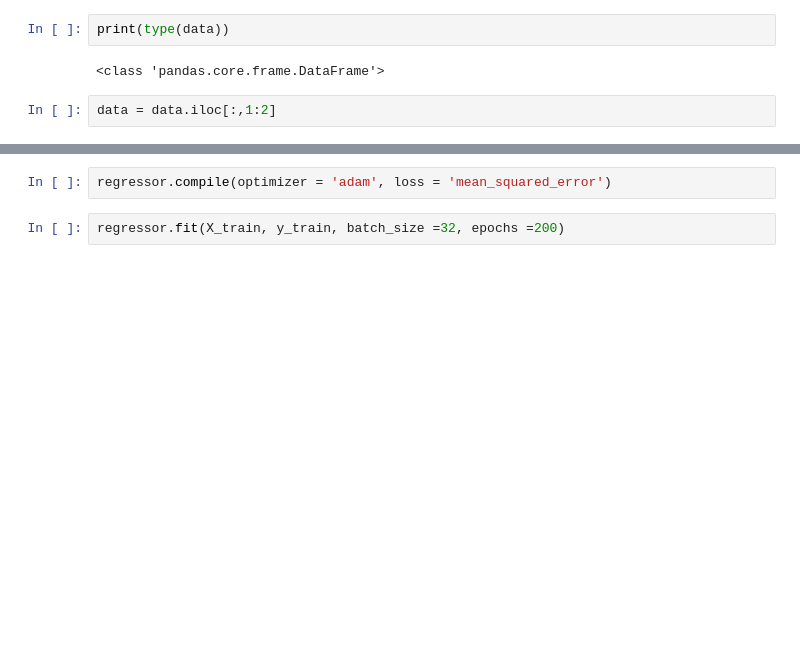
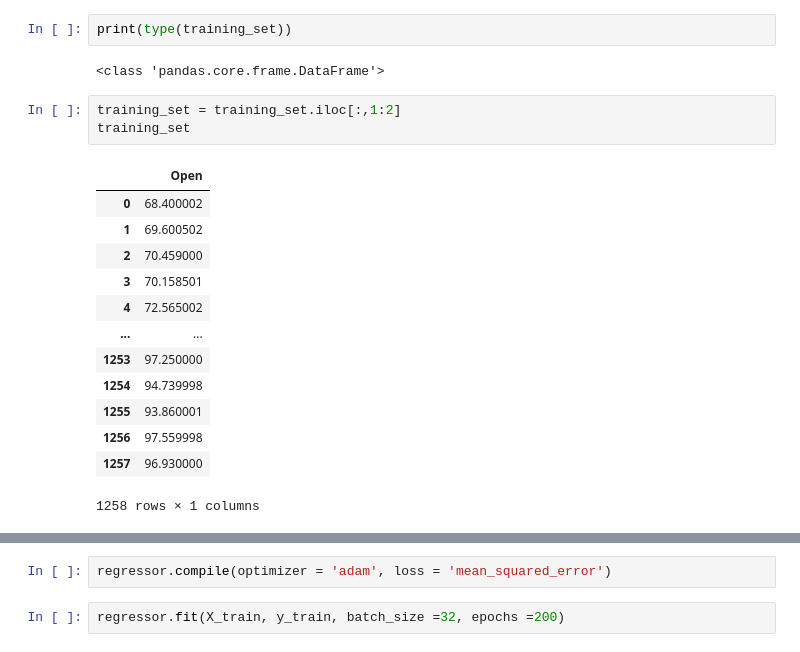
Before and after one commit to Harvinlong/Final-Project, a Jupyter notebook: LSTM_Stock_Price_Analysis.ipynb, the cells around one changed output, grey strips where cells are left out. Cells and saved outputs as stored; diff of their text form; blank space fills up the shorter version.

```diff
--- a/LSTM_Stock_Price_Analysis.ipynb
+++ b/LSTM_Stock_Price_Analysis.ipynb
@@ -25,6 +32,21 @@ data
 # %%
-print(type(data))
+print(type(training_set))
 # %% [output]
 <class 'pandas.core.frame.DataFrame'>
 # %%
-data = data.iloc[:,1:2]
+training_set = training_set.iloc[:,1:2]
+training_set
+# %% [output]
+|  | Open |
+| 0 | 68.400002 |
+| 1 | 69.600502 |
+| 2 | 70.459000 |
+| 3 | 70.158501 |
+| 4 | 72.565002 |
+| ... | ... |
+| 1253 | 97.250000 |
+| 1254 | 94.739998 |
+| 1255 | 93.860001 |
+| 1256 | 97.559998 |
+| 1257 | 96.930000 |
+1258 rows × 1 columns
```
Also changed, not shown: parts of 13 cells of this notebook.
